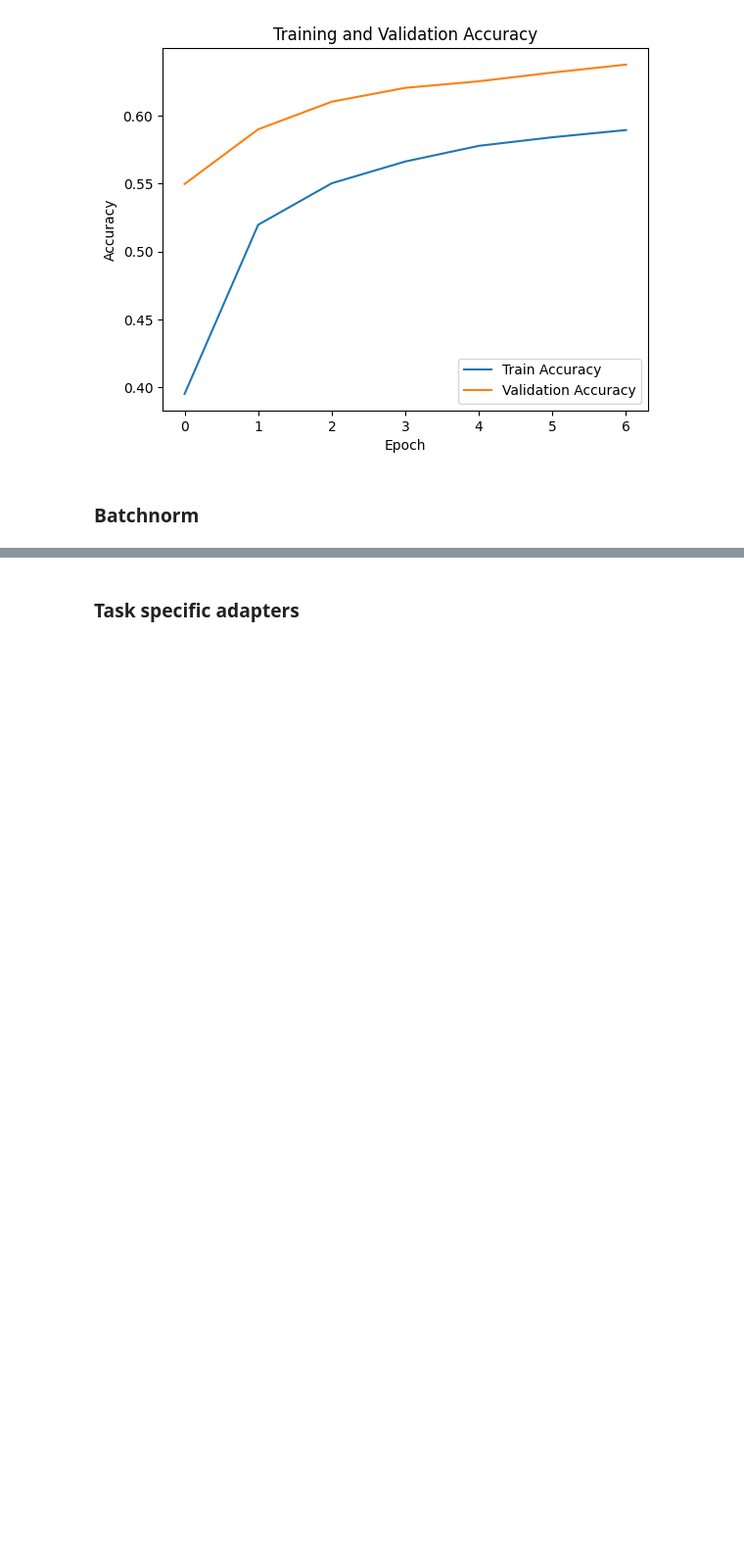
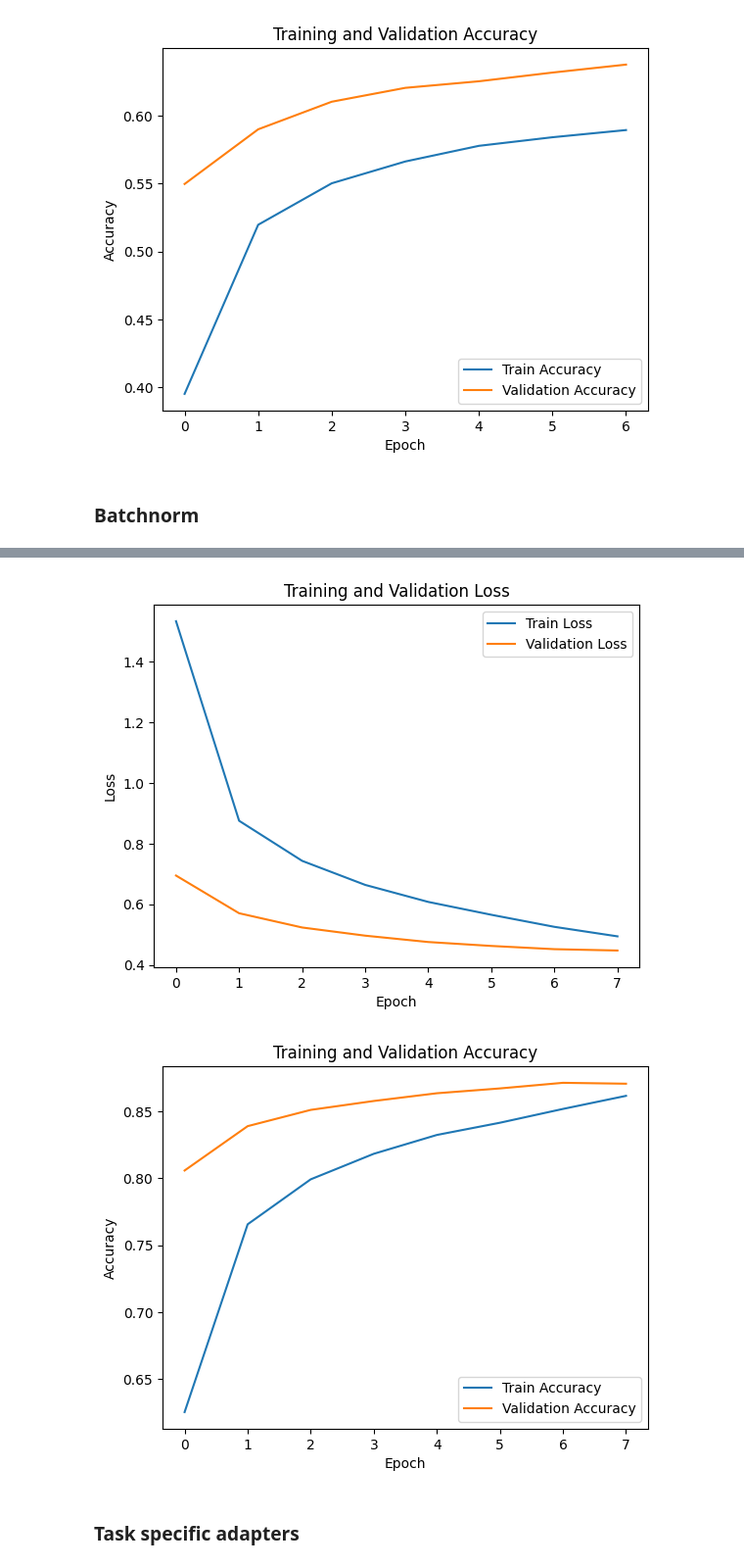
Before and after one commit to phanguy30/food_classification, a Jupyter notebook: training_script.ipynb, the cells around one changed output, grey strips where cells are left out. Shown at 98% size. Drawn from its saved outputs; the diff is of its cells as text; code cells hidden in the pictures; blank space fills up the shorter version.

Commit message:
updating the paths

```diff
--- a/training_script.ipynb
+++ b/training_script.ipynb
@@ -633,9 +632,9 @@ Resuming from epoch 8 with best validation accuracy 0.6790
 #     "train_losses": train_losses
 # }, "final_checkpoint_resnet18_task_specific_adapter.pt")
 # %%
-if os.path.exists("final_checkpoint_resnet18_task_specific_adapter.pt"):
+if os.path.exists("model_weights/final_checkpoint_resnet18_task_specific_adapter.pt"):
     print("Loading final checkpoint for plotting...")
-    checkpoint = torch.load("final_checkpoint_resnet18_task_specific_adapter.pt", map_location=device)
+    checkpoint = torch.load("model_weights/final_checkpoint_resnet18_task_specific_adapter.pt", map_location=device)
     train_accs = checkpoint.get("train_accs", [])
     val_accs = checkpoint.get("val_accs", [])
     train_losses = checkpoint.get("train_losses", [])
@@ -757,9 +756,9 @@ curr_epoch = 0
 
 import os
 
-if os.path.exists("checkpoint_efficientnet_linear_probe.pt"):
+if os.path.exists("model_weights/checkpoint_efficientnet_linear_probe.pt"):
     print("Loading checkpoint...")
-    checkpoint = torch.load("checkpoint_efficientnet_linear_probe.pt", map_location=device)
+    checkpoint = torch.load("model_weights/checkpoint_efficientnet_linear_probe.pt", map_location=device)
     model.load_state_dict(checkpoint["model_state"])
     optimizer.load_state_dict(checkpoint["optimizer_state"])
     best_val_acc = checkpoint["best_val_acc"]
@@ -807,9 +806,9 @@ Resuming from epoch 7 with best validation accuracy 0.6375
 #     "train_losses": train_losses
 # }, "final_checkpoint_efficientnet_linear_probe.pt")
 # %%
-if os.path.exists("final_checkpoint_efficientnet_linear_probe.pt"):
+if os.path.exists("model_weights/final_checkpoint_efficientnet_linear_probe.pt"):
     print("Loading final checkpoint...")
-    checkpoint = torch.load("final_checkpoint_efficientnet_linear_probe.pt", map_location=device)
+    checkpoint = torch.load("model_weights/final_checkpoint_efficientnet_linear_probe.pt", map_location=device)
     model.load_state_dict(checkpoint["model_state"])
     optimizer.load_state_dict(checkpoint["optimizer_state"])
     best_val_acc = checkpoint["best_val_acc"]
@@ -948,9 +947,9 @@ curr_epoch = 0
 
 import os
 
-if os.path.exists("checkpoint_efficientnet_batch_norm.pt"):
+if os.path.exists("model_weights/checkpoint_efficientnet_batch_norm.pt"):
     print("Loading checkpoint...")
-    checkpoint = torch.load("checkpoint_efficientnet_batch_norm.pt", map_location=device)
+    checkpoint = torch.load("model_weights/checkpoint_efficientnet_batch_norm.pt", map_location=device)
     model.load_state_dict(checkpoint["model_state"])
     optimizer.load_state_dict(checkpoint["optimizer_state"])
     best_val_acc = checkpoint["best_val_acc"]
@@ -1002,7 +1000,7 @@ KeyboardInterrupt:
 # %%
-if os.path.exists("final_checkpoint_efficientnet_batch_norm.pt"):
+if os.path.exists("model_weights/final_checkpoint_efficientnet_batch_norm.pt"):
     print("Loading final checkpoint...")
-    checkpoint = torch.load("final_checkpoint_efficientnet_batch_norm.pt", map_location=device)
+    checkpoint = torch.load("model_weights/final_checkpoint_efficientnet_batch_norm.pt", map_location=device)
     model.load_state_dict(checkpoint["model_state"])
     optimizer.load_state_dict(checkpoint["optimizer_state"])
     best_val_acc = checkpoint["best_val_acc"]
@@ -1036,3 +1034,4 @@ plt.ylabel('Accuracy')
 plt.title('Training and Validation Accuracy')
 plt.legend()
 plt.show()
+# %% [output]
@@ -1039,3 +1040,5 @@ plt.show()
+[figure, added]
+[figure, added]
 # %% [markdown]
 ### Task specific adapters
 # %%
```
Also changed, not shown: parts of 14 cells of this notebook.
